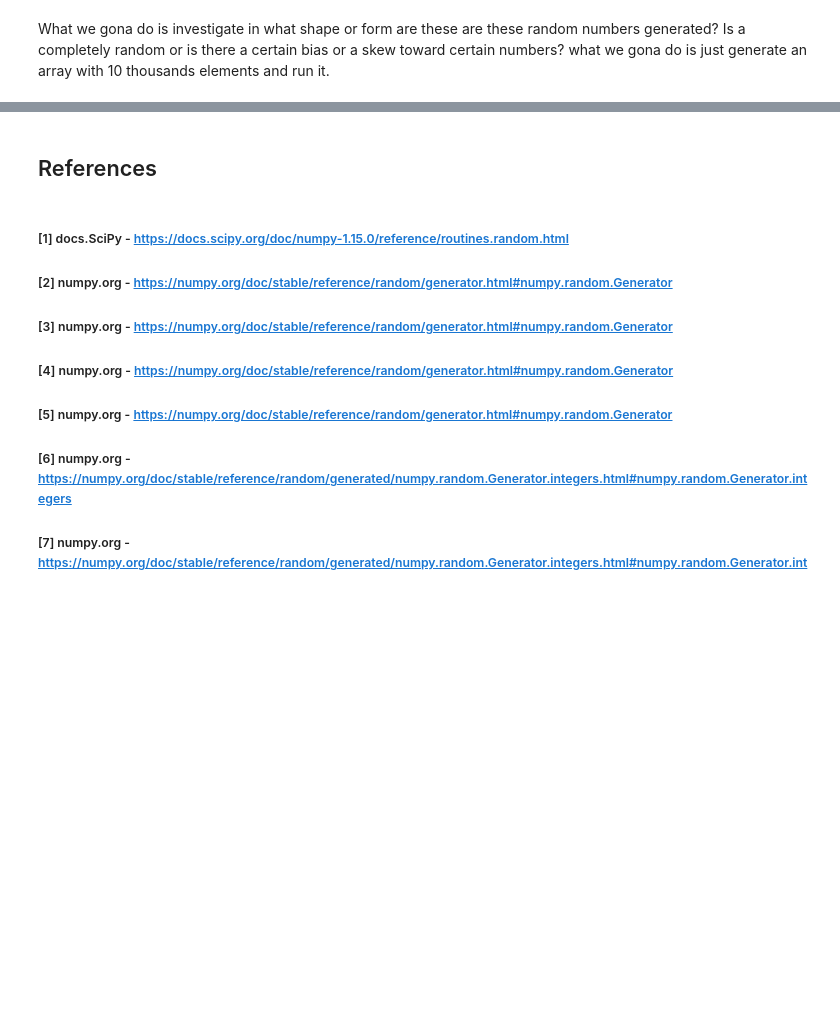
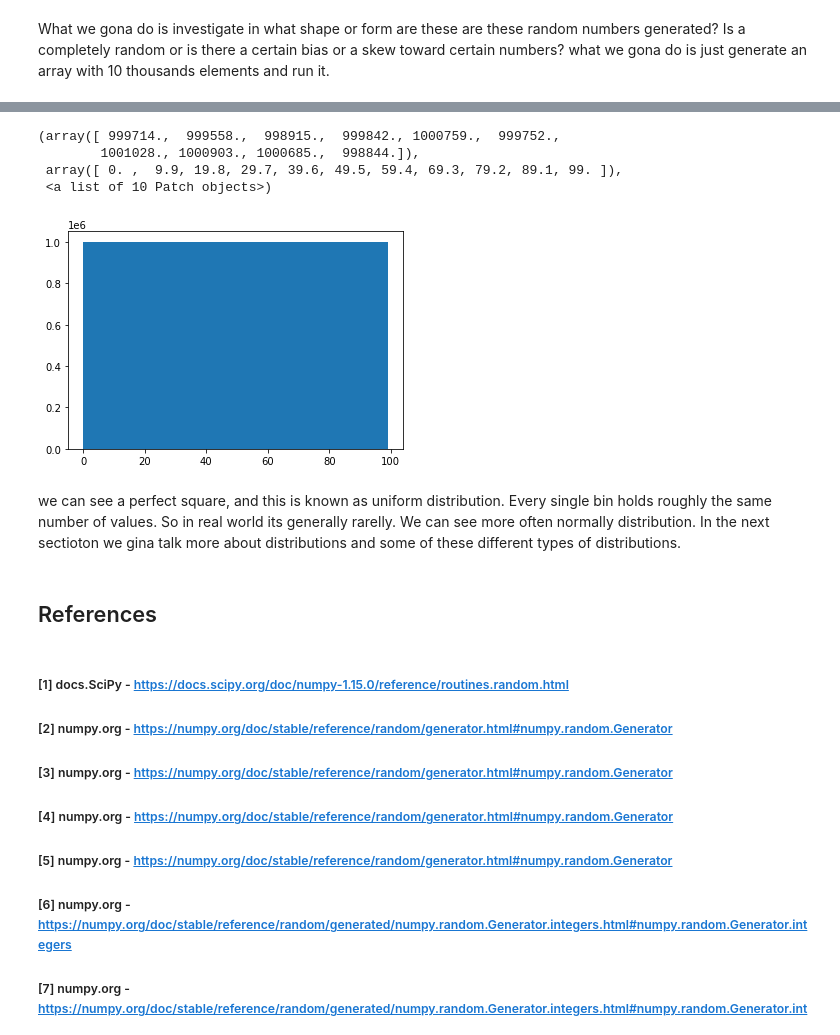
Before and after one commit to osirismoraes/assignment_fda, a Jupyter notebook: Assignment.ipynb, the cells around one changed output, grey strips where cells are left out. Saved outputs shown, nothing was run; the diff lists cells and outputs as text; code cells hidden in the pictures; blank space fills up the shorter version.

```diff
--- a/Assignment.ipynb
+++ b/Assignment.ipynb
@@ -145,3 +173,14 @@ array([43, 33, 55, ..., 35, 25, 53], dtype=int64)
+# %%
+import matplotlib.pyplot as plt
+plt.hist(x)
+# %% [output]
+(array([ 999714.,  999558.,  998915.,  999842., 1000759.,  999752.,
+        1001028., 1000903., 1000685.,  998844.]),
+ array([ 0. ,  9.9, 19.8, 29.7, 39.6, 49.5, 59.4, 69.3, 79.2, 89.1, 99. ]),
+ <a list of 10 Patch objects>)
+[figure, added]
+# %% [markdown]
+we can see a perfect square, and this is known as uniform distribution. Every single bin holds roughly the same number of values. So in real world its generally rarelly. We can see more often normally distribution. In the next sectioton we gina talk more about distributions and some of these different types of distributions.
 # %% [markdown]
 ## References
 # %% [markdown]
```
Also changed, not shown: parts of 13 cells of this notebook.
